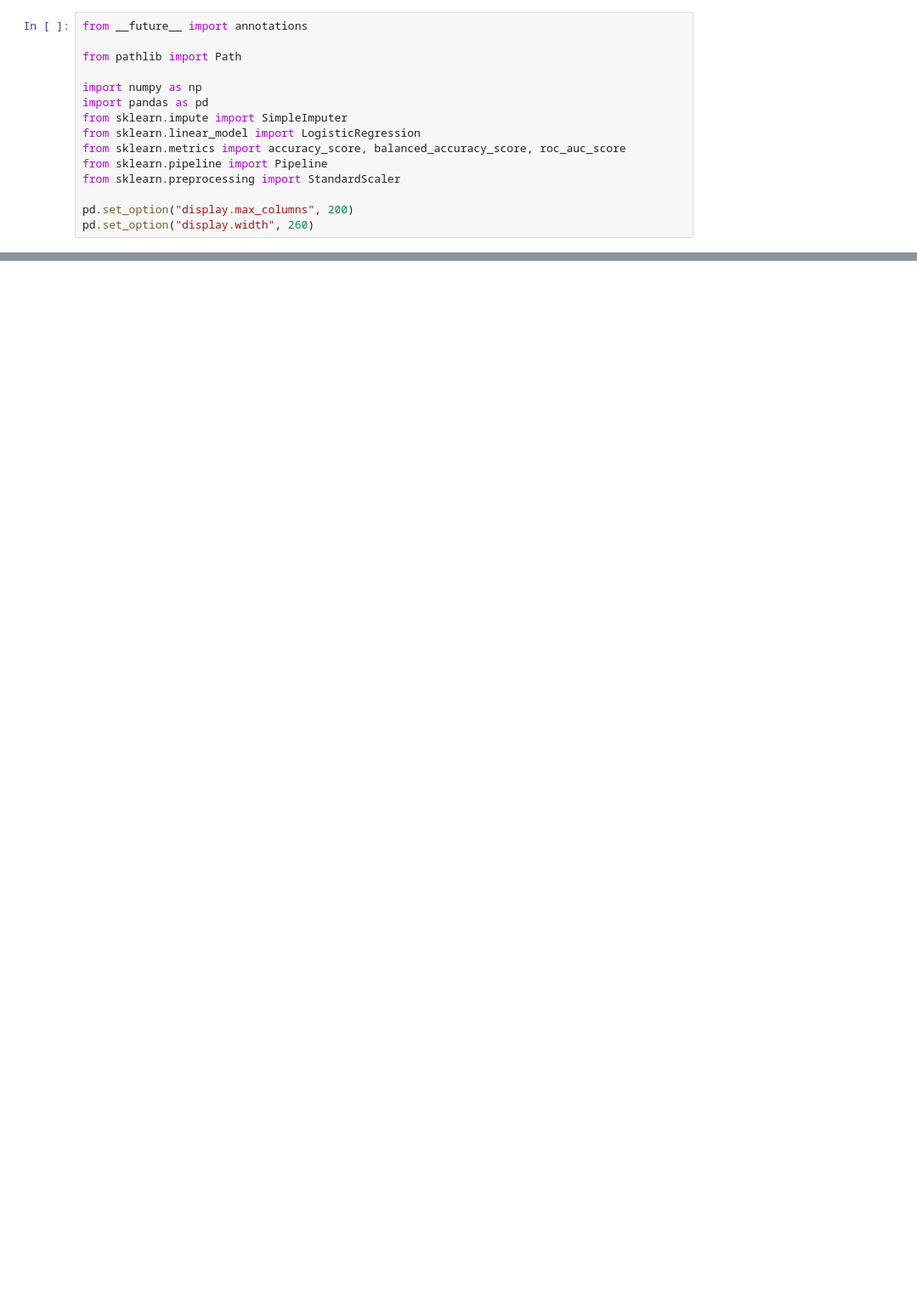
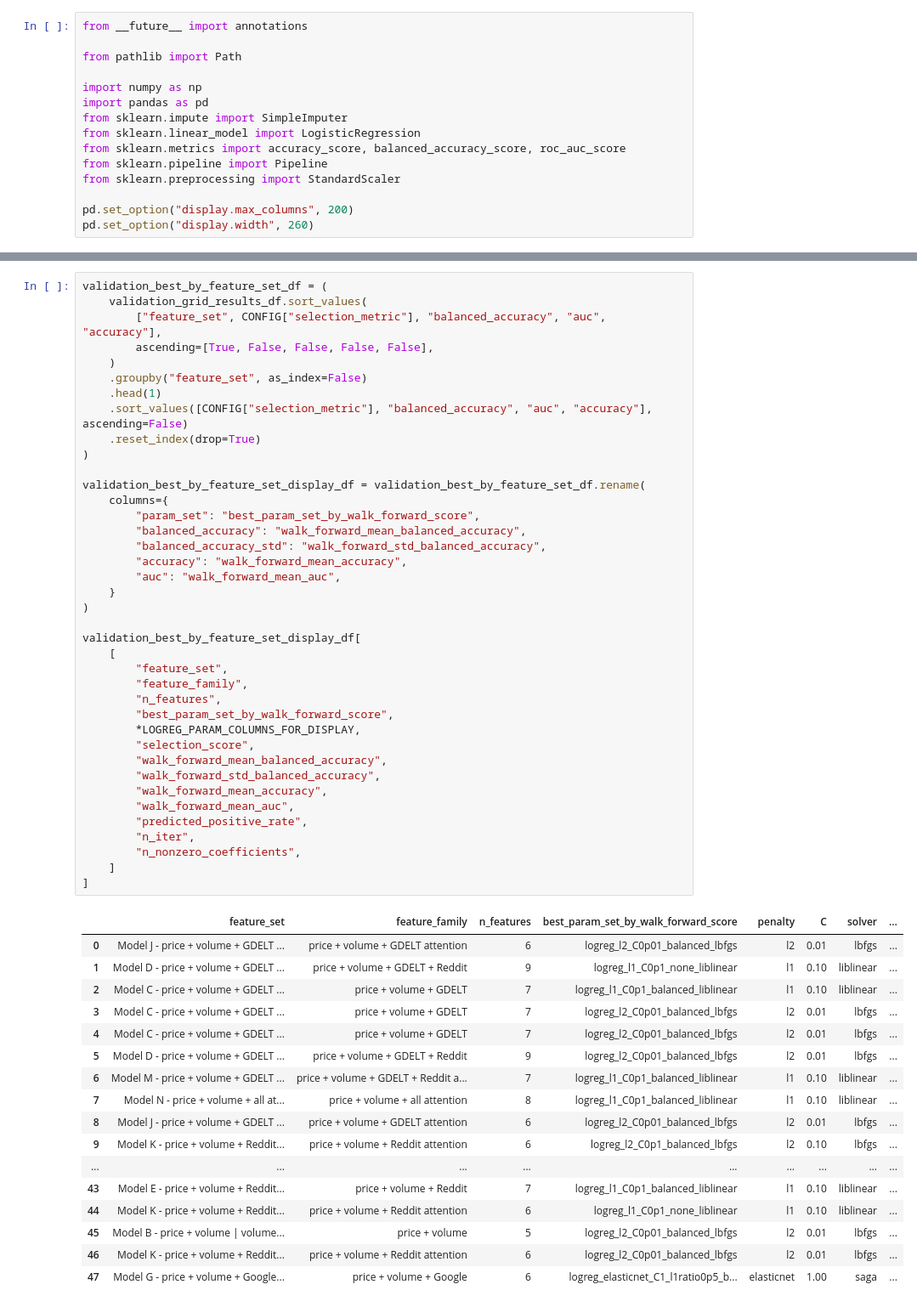
Before and after one commit to filip19992/equity-price-direction-predictor, a Jupyter notebook: notebooks/logistic_regression.ipynb, the cells around one changed output, grey strips where cells are left out. Shown at 85% size. Drawn from its saved outputs; the diff is of its cells as text; blank space fills up the shorter version.

```diff
--- a/notebooks/logistic_regression.ipynb
+++ b/notebooks/logistic_regression.ipynb
@@ -318,0 +1225,57 @@ coefficients_df
+# %%
+validation_best_by_feature_set_df = (
+    validation_grid_results_df.sort_values(
+        ["feature_set", CONFIG["selection_metric"], "balanced_accuracy", "auc", "accuracy"],
+        ascending=[True, False, False, False, False],
+    )
+    .groupby("feature_set", as_index=False)
+    .head(1)
+    .sort_values([CONFIG["selection_metric"], "balanced_accuracy", "auc", "accuracy"], ascending=False)
+    .reset_index(drop=True)
+)
+
+validation_best_by_feature_set_display_df = validation_best_by_feature_set_df.rename(
+    columns={
+        "param_set": "best_param_set_by_walk_forward_score",
+        "balanced_accuracy": "walk_forward_mean_balanced_accuracy",
+        "balanced_accuracy_std": "walk_forward_std_balanced_accuracy",
+        "accuracy": "walk_forward_mean_accuracy",
+        "auc": "walk_forward_mean_auc",
+    }
+)
+
+validation_best_by_feature_set_display_df[
+    [
+        "feature_set",
+        "feature_family",
+        "n_features",
+        "best_param_set_by_walk_forward_score",
+        *LOGREG_PARAM_COLUMNS_FOR_DISPLAY,
+        "selection_score",
+        "walk_forward_mean_balanced_accuracy",
+        "walk_forward_std_balanced_accuracy",
+        "walk_forward_mean_accuracy",
+        "walk_forward_mean_auc",
+        "predicted_positive_rate",
+        "n_iter",
+        "n_nonzero_coefficients",
+    ]
+]
+# %% [output]
+|  | feature_set | feature_family | n_features | best_param_set_by_walk_forward_score | penalty | C | solver | ... |
+| 0 | Model J - price + volume + GDELT ... | price + volume + GDELT attention | 6 | logreg_l2_C0p01_balanced_lbfgs | l2 | 0.01 | lbfgs | ... |
+| 1 | Model D - price + volume + GDELT ... | price + volume + GDELT + Reddit | 9 | logreg_l1_C0p1_none_liblinear | l1 | 0.10 | liblinear | ... |
+| 2 | Model C - price + volume + GDELT ... | price + volume + GDELT | 7 | logreg_l1_C0p1_balanced_liblinear | l1 | 0.10 | liblinear | ... |
+| 3 | Model C - price + volume + GDELT ... | price + volume + GDELT | 7 | logreg_l2_C0p01_balanced_lbfgs | l2 | 0.01 | lbfgs | ... |
+| 4 | Model C - price + volume + GDELT ... | price + volume + GDELT | 7 | logreg_l2_C0p01_balanced_lbfgs | l2 | 0.01 | lbfgs | ... |
+| 5 | Model D - price + volume + GDELT ... | price + volume + GDELT + Reddit | 9 | logreg_l2_C0p01_balanced_lbfgs | l2 | 0.01 | lbfgs | ... |
+| 6 | Model M - price + volume + GDELT ... | price + volume + GDELT + Reddit a... | 7 | logreg_l1_C0p1_balanced_liblinear | l1 | 0.10 | liblinear | ... |
+| 7 | Model N - price + volume + all at... | price + volume + all attention | 8 | logreg_l1_C0p1_balanced_liblinear | l1 | 0.10 | liblinear | ... |
+| 8 | Model J - price + volume + GDELT ... | price + volume + GDELT attention | 6 | logreg_l2_C0p01_balanced_lbfgs | l2 | 0.01 | lbfgs | ... |
+| 9 | Model K - price + volume + Reddit... | price + volume + Reddit attention | 6 | logreg_l2_C0p1_balanced_lbfgs | l2 | 0.10 | lbfgs | ... |
+| ... | ... | ... | ... | ... | ... | ... | ... | ... |
+| 43 | Model E - price + volume + Reddit... | price + volume + Reddit | 7 | logreg_l1_C0p1_balanced_liblinear | l1 | 0.10 | liblinear | ... |
+| 44 | Model K - price + volume + Reddit... | price + volume + Reddit attention | 6 | logreg_l1_C0p1_none_liblinear | l1 | 0.10 | liblinear | ... |
+| 45 | Model B - price + volume | volume... | price + volume | 5 | logreg_l2_C0p01_balanced_lbfgs | l2 | 0.01 | lbfgs | ... |
+| 46 | Model K - price + volume + Reddit... | price + volume + Reddit attention | 6 | logreg_l2_C0p01_balanced_lbfgs | l2 | 0.01 | lbfgs | ... |
+| 47 | Model G - price + volume + Google... | price + volume + Google | 6 | logreg_elasticnet_C1_l1ratio0p5_b... | elasticnet | 1.00 | saga | ... |
```
Also changed, not shown: parts of 23 cells of this notebook, 3 other files.
